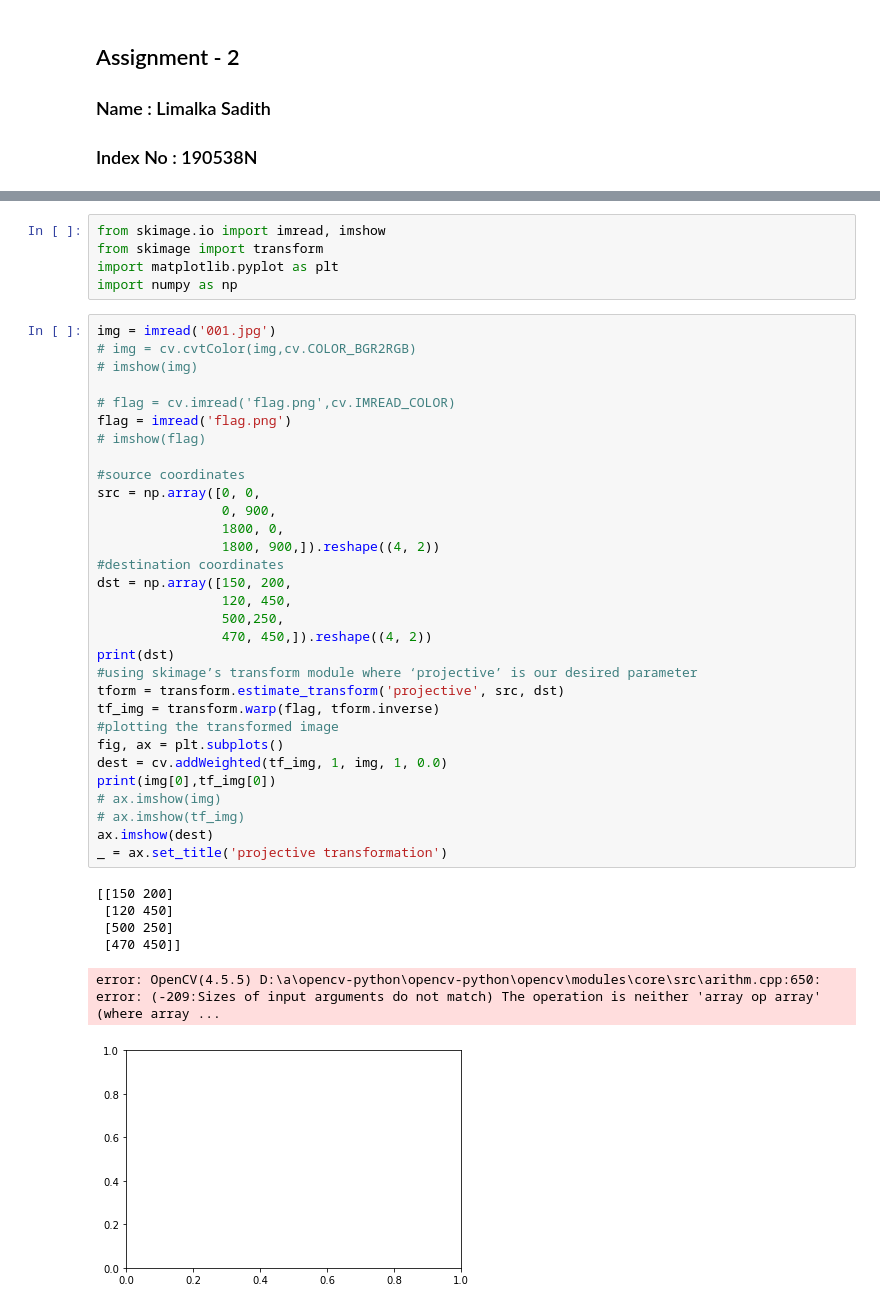
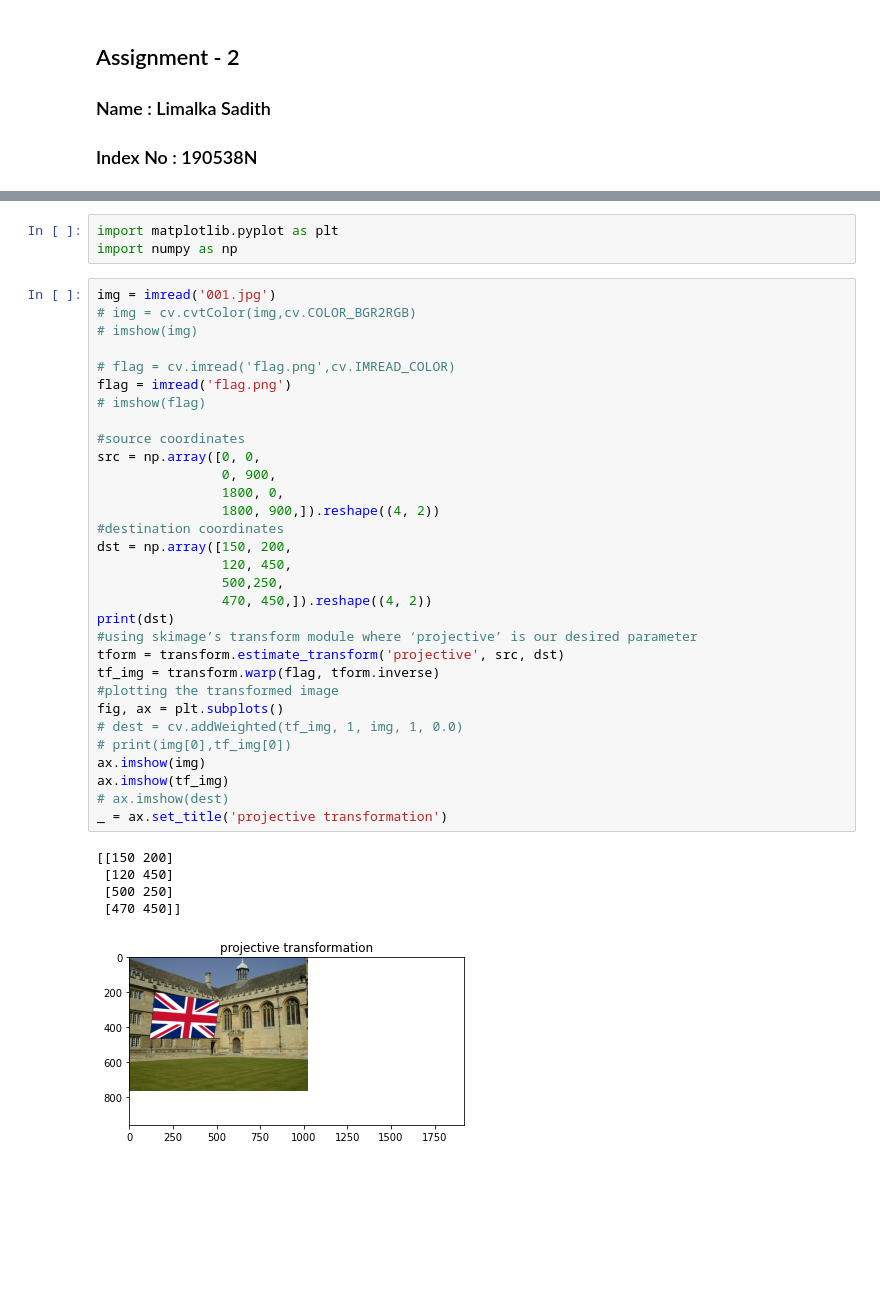
Before and after one commit to limalkasadith/S4-EN2550-Workspace, a Jupyter notebook: Assignments/Assignment-2/190538N_Assignment_2.ipynb, the cells around one changed output, grey strips where cells are left out. Saved outputs shown, nothing was run; the diff lists cells and outputs as text; blank space fills up the shorter version.

```diff
--- a/Assignments/Assignment-2/190538N_Assignment_2.ipynb
+++ b/Assignments/Assignment-2/190538N_Assignment_2.ipynb
@@ -123,43 +106,40 @@ plt.show()
 # %%
-from skimage.io import imread, imshow
-from skimage import transform
 import matplotlib.pyplot as plt
 import numpy as np
 # %%
 img = imread('001.jpg')
 # img = cv.cvtColor(img,cv.COLOR_BGR2RGB)
 # imshow(img)
 
 # flag = cv.imread('flag.png',cv.IMREAD_COLOR)
 flag = imread('flag.png')
 # imshow(flag)
 
 #source coordinates
 src = np.array([0, 0,
                 0, 900,
                 1800, 0,
                 1800, 900,]).reshape((4, 2))
 #destination coordinates
 dst = np.array([150, 200,
                 120, 450,
                 500,250,
                 470, 450,]).reshape((4, 2))
 print(dst)
 #using skimage’s transform module where ‘projective’ is our desired parameter
 tform = transform.estimate_transform('projective', src, dst)
 tf_img = transform.warp(flag, tform.inverse)
 #plotting the transformed image
 fig, ax = plt.subplots()
-dest = cv.addWeighted(tf_img, 1, img, 1, 0.0)
-print(img[0],tf_img[0])
-# ax.imshow(img)
-# ax.imshow(tf_img)
-ax.imshow(dest)
+# dest = cv.addWeighted(tf_img, 1, img, 1, 0.0)
+# print(img[0],tf_img[0])
+ax.imshow(img)
+ax.imshow(tf_img)
+# ax.imshow(dest)
 _ = ax.set_title('projective transformation')
 # %% [output]
 [[150 200]
  [120 450]
  [500 250]
  [470 450]]
-error: OpenCV(4.5.5) D:\a\opencv-python\opencv-python\opencv\modules\core\src\arithm.cpp:650: error: (-209:Sizes of input arguments do not match) The operation is neither 'array op array' (where array ...
-[figure, old version]
+[figure, new version]
```
Also changed, not shown: parts of 5 cells of this notebook, 6 other files.
